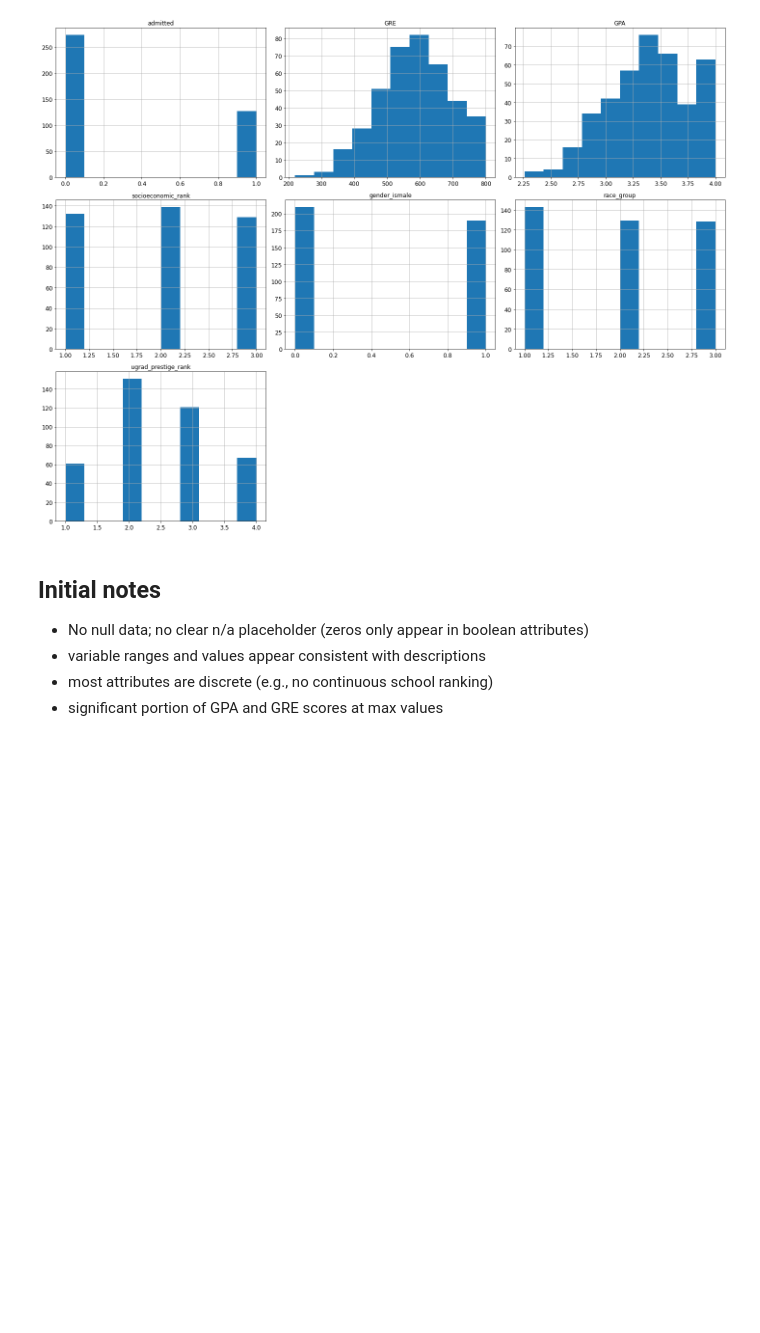
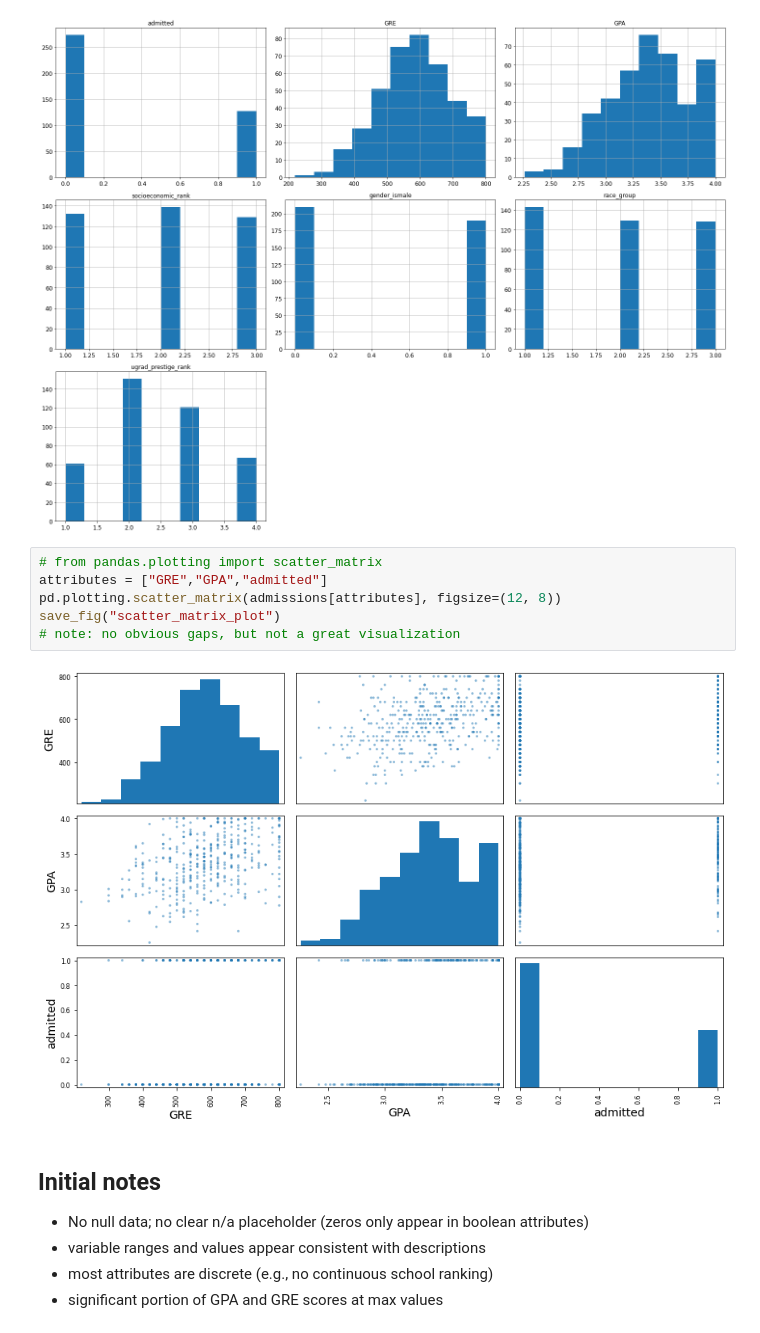
Before and after one commit to Reiff/Kaggle-Dataset-Work, a Jupyter notebook: USA_College_Admission/admissions_data_exp_and_model_training.ipynb, the cells around one changed output. Saved outputs shown, nothing was run; the diff lists cells and outputs as text; blank space fills up the shorter version.

```diff
--- a/USA_College_Admission/admissions_data_exp_and_model_training.ipynb
+++ b/USA_College_Admission/admissions_data_exp_and_model_training.ipynb
@@ -168,6 +204,14 @@ save_fig("attribute_histogram_plots")
 plt.show()
 # %% [output]
 [figure]
+# %%
+# from pandas.plotting import scatter_matrix
+attributes = ["GRE","GPA","admitted"]
+pd.plotting.scatter_matrix(admissions[attributes], figsize=(12, 8))
+save_fig("scatter_matrix_plot")
+# note: no obvious gaps, but not a great visualization
+# %% [output]
+[figure, added]
 # %% [markdown]
 ## Initial notes
 - No null data; no clear n/a placeholder (zeros only appear in boolean attributes)
```
Also changed, not shown: parts of 36 cells of this notebook, 47 other files.
